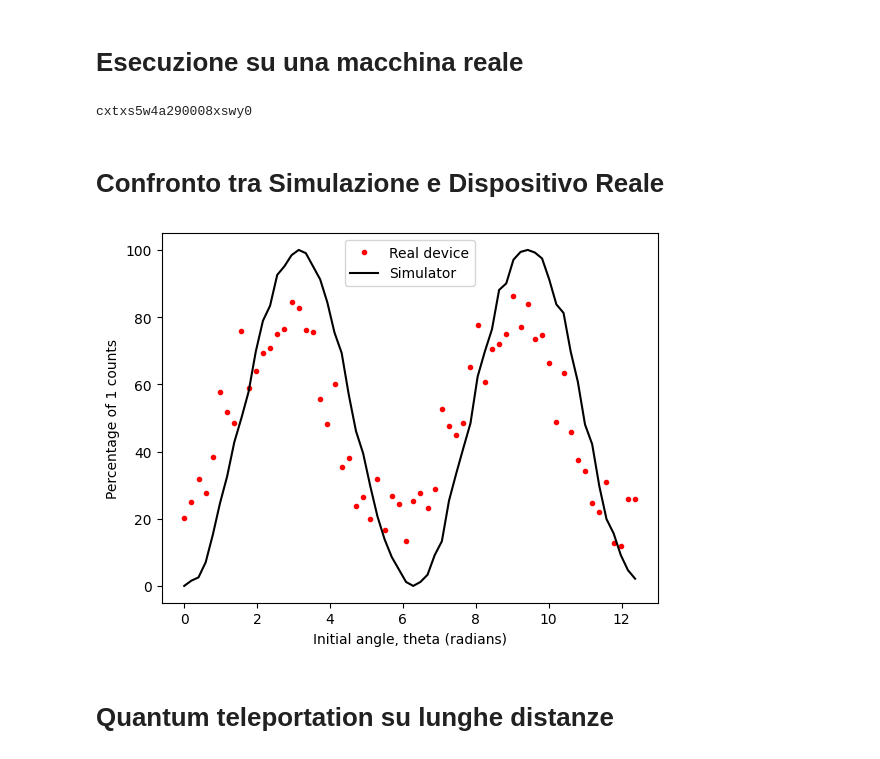
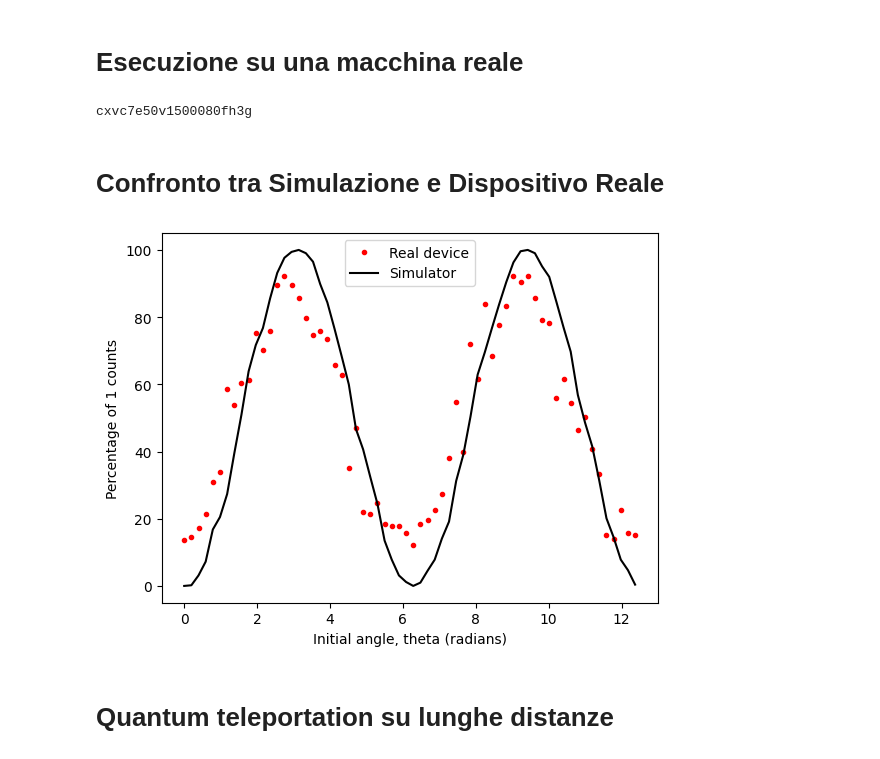
Before and after one commit to Adil0311/Quantum_Teleportation, a Jupyter notebook: Quantum Teleportation.ipynb, the cells around one changed output. Drawn from its saved outputs; the diff is of its cells as text; code cells hidden in the pictures.

```diff
--- a/Quantum Teleportation.ipynb
+++ b/Quantum Teleportation.ipynb
@@ -255,20 +255,30 @@ for theta in thetas:
     circuits.append(circuit)
 # %%
 from qiskit_ibm_runtime import QiskitRuntimeService
+from qiskit_ibm_runtime import SamplerV2 as Sampler
+from qiskit.compiler import assemble
 
+service = QiskitRuntimeService(channel="ibm_quantum") # Inizializziamo il servizio Qiskit Runtime
 
-service = QiskitRuntimeService() # Inizializziamo il servizio Qiskit Runtime
+backend = service.least_busy(operational=True, simulator=False) # Scegliamo il backend meno occupato
+target = backend.target
 
-backend = service.backend('ibm_brisbane') # Scegliamo il backend IBM Brisbane
+# Decompose custom instructions to standard gate set
+decomposed_circuits = [circuit.decompose() for circuit in circuits]
 
-transpiled_circuits = transpile(circuits,
-                              backend=backend,
-                              initial_layout=[6,8,7]) # Trasposizione dei circuiti per il backend scelto
+transpiled_circuits = transpile(decomposed_circuits,
+                                backend=backend,
+                                initial_layout=[6, 8, 7]) # Trasposizione dei circuiti per il backend scelto
 
-job = backend.run(transpiled_circuits, shots=512) # Eseguiamo i circuiti sul backend
+pm = generate_preset_pass_manager(target=target, optimization_level=3)
+isa_circuits = pm.run(transpiled_circuits)
+
+sampler = Sampler(mode=backend)
+job = sampler.run(isa_circuits, shots=512)
+
 print(job.job_id()) # Stampa l'ID del lavoro
 # %% [output]
-cxtxs5w4a290008xswy0
+cxvc7e50v1500080fh3g
 # %%
 simulator = Aer.get_backend('qasm_simulator')
 compiled_circuits = transpile(circuits, simulator)
@@ -278,31 +288,36 @@ simulate_result = simulator.run(compiled_circuits, shots=512).result()
 # %%
 # Elaborazione dei risultati dal dispositivo reale
 result = job.result()
 percent_ones = []
 
-# Calcolo delle percentuali per il dispositivo reale
-for circuit in circuits:
-    thiscircuit_counts = result.get_counts(circuit)
-    # Calcoliamo la percentuale di '1' nel qubit finale
-    num_c2_ones = sum(thiscircuit_counts[c2c1c0] for c2c1c0 in thiscircuit_counts if c2c1c0[0] == '1')
-    percent_ones.append(num_c2_ones*100./512)
+# Estrai i conteggi per ciascun circuito
+counts_list = []
+for res in result:
+    counts = res.data.c.get_counts()  # Accedi ai conteggi dal registro 'meas'
+    counts_list.append(counts)
+
+# Calcola le percentuali di '1' per ciascun circuito
+percent_ones = []
+for counts in counts_list:
+    num_c2_ones = sum(counts[c2c1c0] for c2c1c0 in counts if c2c1c0[0] == '1')
+    percent_ones.append(num_c2_ones * 100. / 512)
 
 # Calcolo delle percentuali per la simulazione
 percent_ones_sim = []
 for circuit in circuits:
     thiscircuit_counts = simulate_result.get_counts(circuit)
     num_c2_ones = sum(thiscircuit_counts[c2c1c0] for c2c1c0 in thiscircuit_counts if c2c1c0[0] == '1')
-    percent_ones_sim.append(num_c2_ones*100./512)
+    percent_ones_sim.append(num_c2_ones * 100. / 512)
 
 # Visualizzazione dei risultati
 plotter.plot(thetas, percent_ones, 'r.', label='Real device')  # Punti rossi per il dispositivo reale
-plotter.plot(thetas, percent_ones_sim, 'k', label='Simulator') # Linea nera per il simulatore
+plotter.plot(thetas, percent_ones_sim, 'k', label='Simulator')  # Linea nera per il simulatore
 plotter.xlabel('Initial angle, theta (radians)')
 plotter.ylabel('Percentage of 1 counts')
 plotter.legend()
 plotter.show()
 # %% [output]
-[figure, old version]
+[figure, new version]
 # %% [markdown]
 # Quantum teleportation su lunghe distanze
 # %%
```
Also changed, not shown: parts of 5 cells of this notebook.
